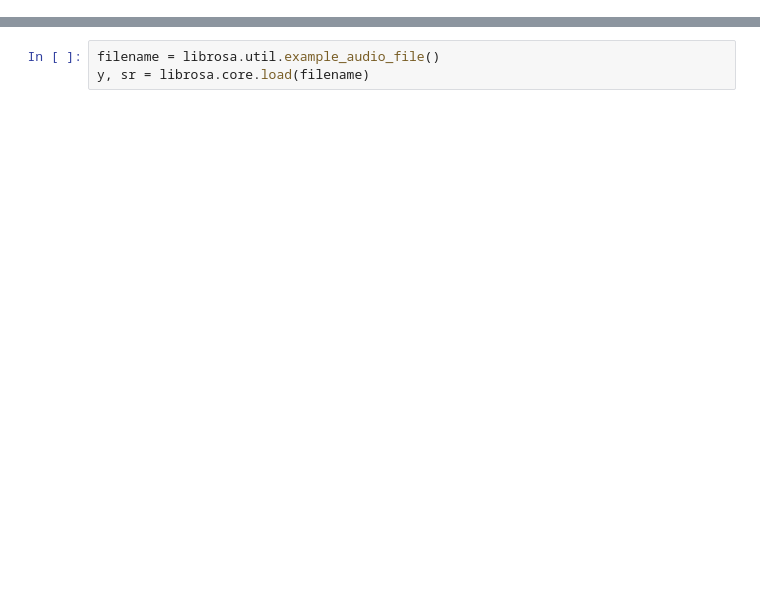
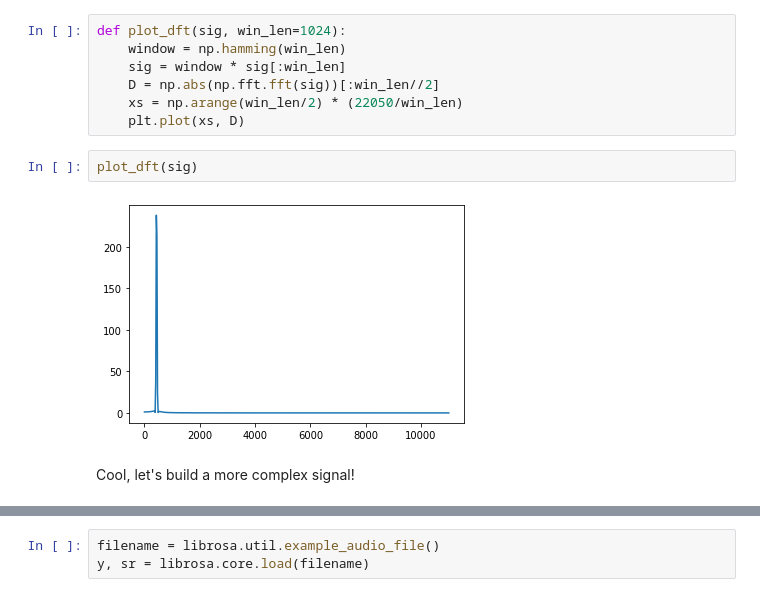
Before and after one commit to tingled/mir-tutorial, a Jupyter notebook: Audio Features.ipynb, the cells around one changed output, grey strips where cells are left out. Saved outputs shown, nothing was run; the diff lists cells and outputs as text; blank space fills up the shorter version.

```diff
--- a/Audio Features.ipynb
+++ b/Audio Features.ipynb
@@ -15,0 +49,13 @@ Ok, let's inspect a sound.
+# %%
+def plot_dft(sig, win_len=1024):
+    window = np.hamming(win_len)
+    sig = window * sig[:win_len]
+    D = np.abs(np.fft.fft(sig))[:win_len//2]
+    xs = np.arange(win_len/2) * (22050/win_len)
+    plt.plot(xs, D)
+# %%
+plot_dft(sig)
+# %% [output]
+[figure, added]
+# %% [markdown]
+Cool, let's build a more complex signal!
```
Also changed, not shown: parts of 53 cells of this notebook.
